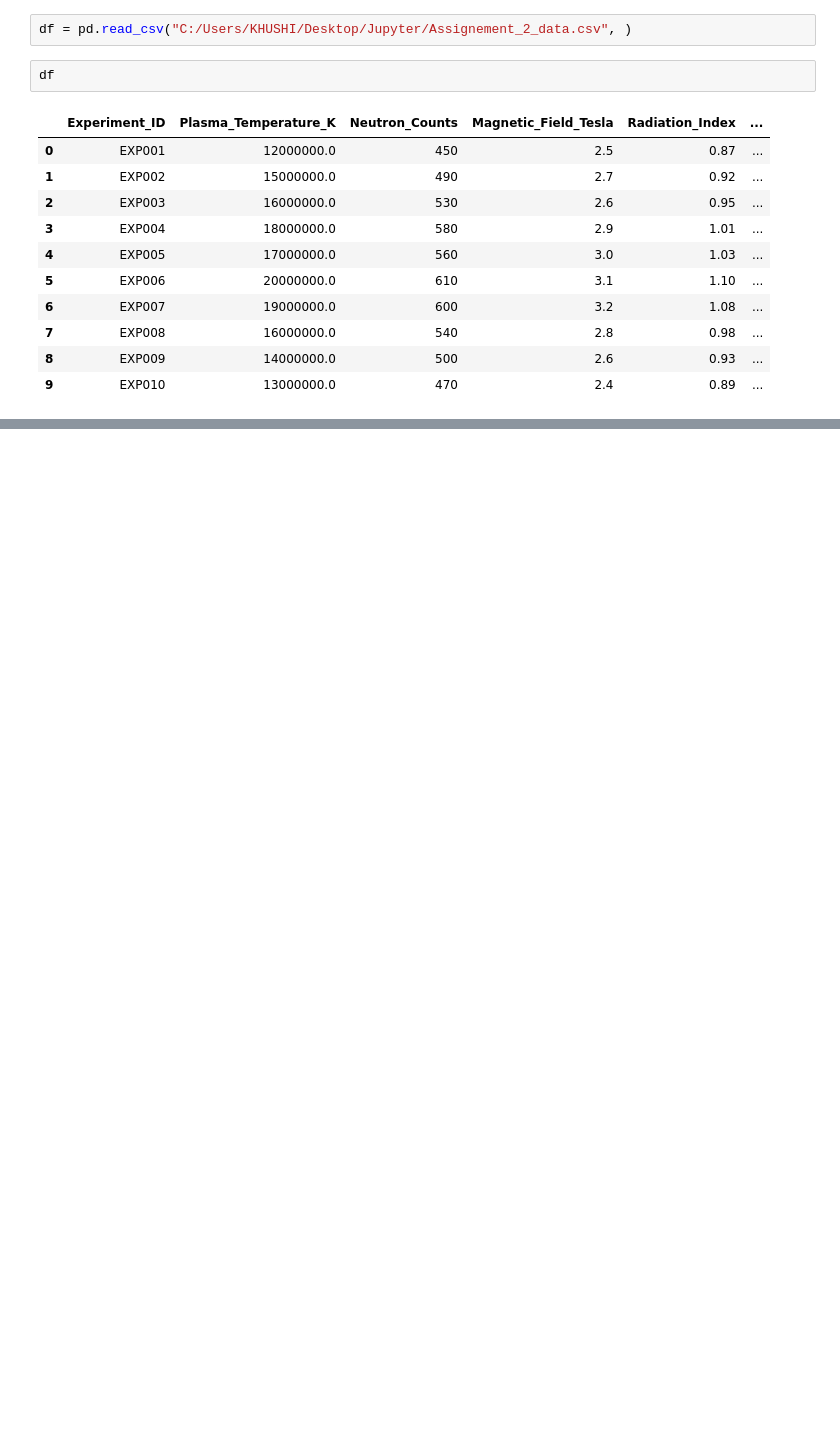
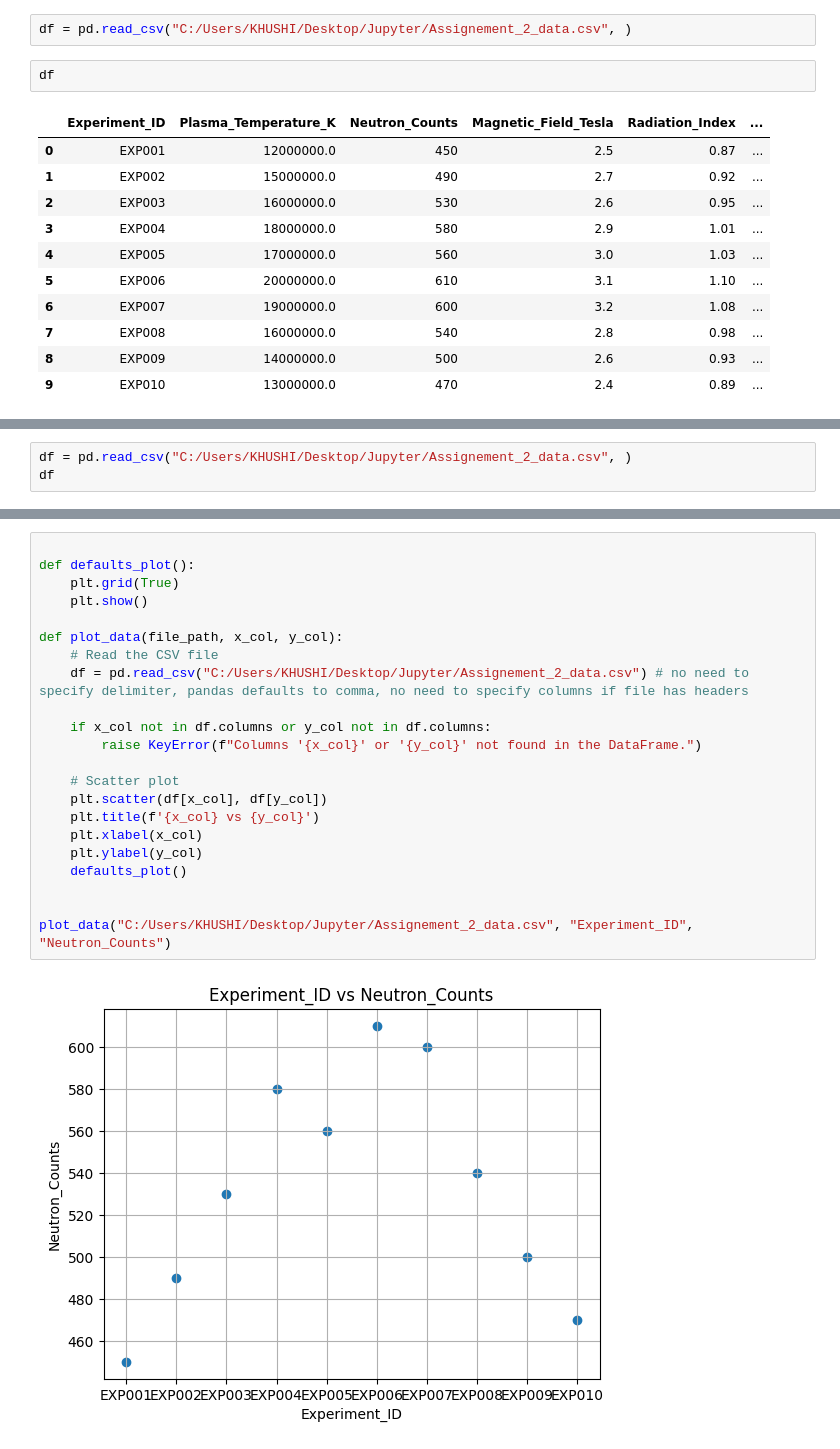
Before and after one commit to khushi707/SICNAP_2025_KHUSHI, a Jupyter notebook: SICNAP_2025_Assignment_2_submission.ipynb, the cells around one changed output, grey strips where cells are left out. Cells and saved outputs as stored; diff of their text form; blank space fills up the shorter version.

```diff
--- a/SICNAP_2025_Assignment_2_submission.ipynb
+++ b/SICNAP_2025_Assignment_2_submission.ipynb
@@ -513,0 +567,3 @@ df
+# %%
+df = pd.read_csv("C:/Users/KHUSHI/Desktop/Jupyter/Assignement_2_data.csv", )
+df
@@ -513,0 +582,24 @@ df
+# %%
+
+def defaults_plot():
+    plt.grid(True)
+    plt.show()
+
+def plot_data(file_path, x_col, y_col):
+    # Read the CSV file
+    df = pd.read_csv("C:/Users/KHUSHI/Desktop/Jupyter/Assignement_2_data.csv") # no need to specify delimiter, pandas defaults to comma, no need to specify columns if file has headers
+
+    if x_col not in df.columns or y_col not in df.columns:
+        raise KeyError(f"Columns '{x_col}' or '{y_col}' not found in the DataFrame.")
+
+    # Scatter plot
+    plt.scatter(df[x_col], df[y_col])
+    plt.title(f'{x_col} vs {y_col}')
+    plt.xlabel(x_col)
+    plt.ylabel(y_col)
+    defaults_plot()
+
+
+plot_data("C:/Users/KHUSHI/Desktop/Jupyter/Assignement_2_data.csv", "Experiment_ID", "Neutron_Counts")
+# %% [output]
+[figure, added]
```
Also changed, not shown: parts of 23 cells of this notebook.
